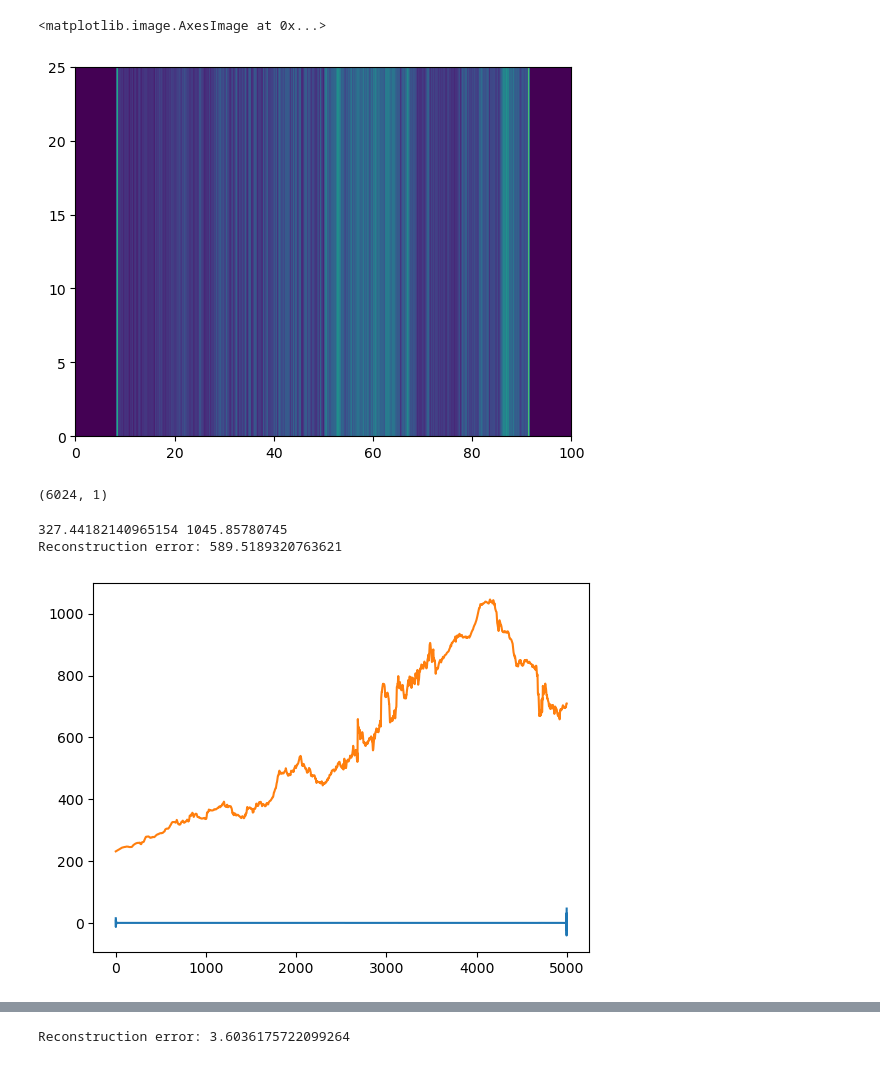
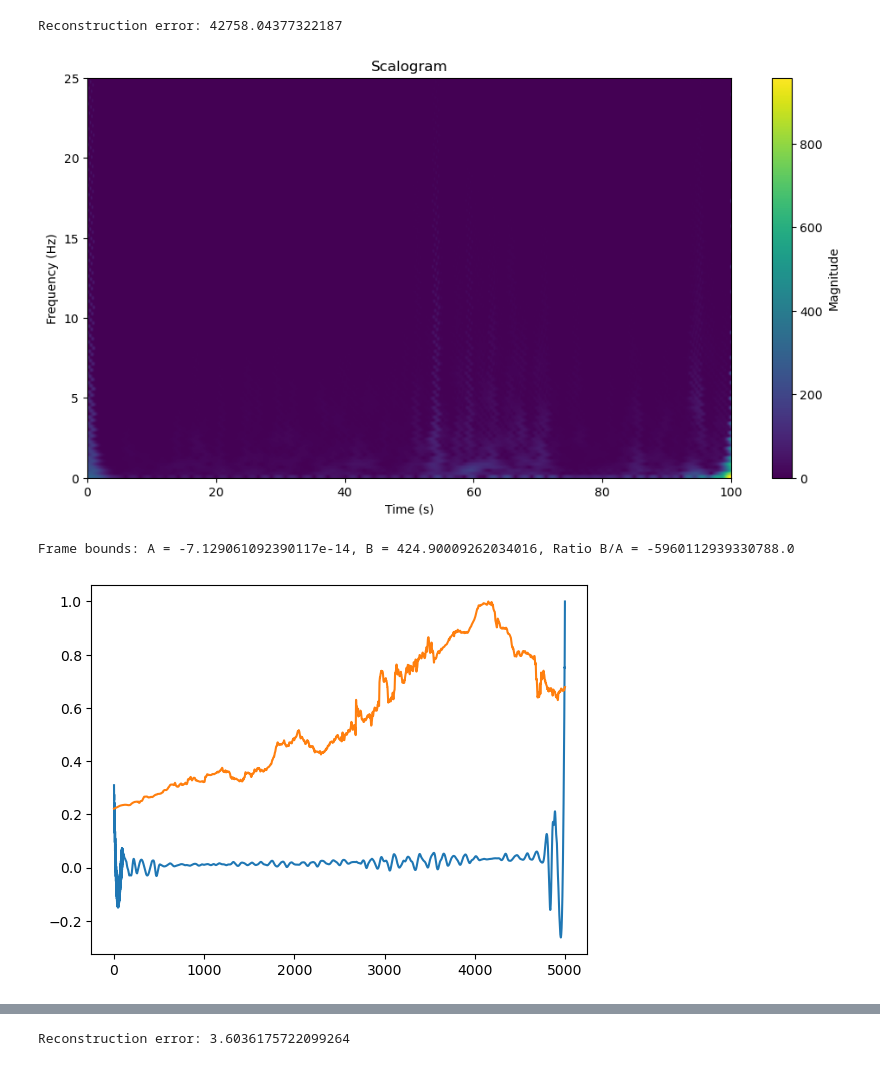
Before and after one commit to aphoffmann/wavelets, a Jupyter notebook: Swarm_test.ipynb, the cells around one changed output, grey strips where cells are left out. Saved outputs shown, nothing was run; the diff lists cells and outputs as text; code cells hidden in the pictures.

Commit message:
Testing the GD wavelet

```diff
--- a/Swarm_test.ipynb
+++ b/Swarm_test.ipynb
@@ -28,19 +16,57 @@ data_rec = fbwt.inverse_transform(W)
-# %%
-plt.imshow(np.log(np.abs(W.T)+1e-3), aspect='auto', extent=[0, duration, 0, 1/(2*T)], cmap='viridis', origin='lower')
-# %% [output]
-<matplotlib.image.AxesImage at 0x...>
-[figure, removed]
-# %%
-print(W.shape)
-# %% [output]
-(6024, 1)
-# %%
-plt.plot(np.sqrt(1/50)*data_rec)
-plt.plot(data)
-print(np.max(data_rec), np.max(data))
-print("Reconstruction error:",
-       np.sqrt(np.mean(data[100:-100] - data_rec[100:-100])**2))
-# %% [output]
-327.44182140965154 1045.85780745
-Reconstruction error: 589.5189320763621
-[figure, removed]
+# %%
+# Create a sample time-series: a sine wave for demonstration
+sample_rate = 50.0          # 50 Hz sampling rate
+num_samples = 5000          # 5000 samples
+t = np.arange(num_samples) / sample_rate
+#data = np.sin(2 * np.pi * 5 * t)  # A 5 Hz sine wave
+
+# Define transform parameters
+M = 128
+M_C = 4
+b = 2
+q = b*M_C
+xi1 = sample_rate * q / (2 * M)
+d = 1.0
+kernel_size = 512
+
+# Initialize the GridWaveletTransform
+transform = GridWaveletTransform(
+    data=data,
+    sample_rate=50,
+    b=b,
+    q=q,
+    d=d,
+    M=M,
+    M_C=M_C,
+    xi_1=xi1,
+    kernel_size=kernel_size,
+    wavelet=None,             # Use default MorletWavelet
+    sequence_type='kronecker' # Use golden Kronecker sequence for delays
+)
+
+# Perform forward wavelet transform
+coefficients = transform.forward_transform()
+
+# Perform inverse wavelet transform (reconstruction)
+reconstructed = transform.inverse_transform(coefficients)
+
+# Calculate and print reconstruction error
+reconstruction_error = np.linalg.norm(reconstructed - data)
+print(f"Reconstruction error: {reconstruction_error}")
+
+# Optional: Plot grid decimation pattern
+#transform.plot_grid_decimation()
+
+# Optional: Plot scalogram
+transform.plot_scalogram(coefficients)
+plt.plot(reconstructed/np.max(reconstructed))
+plt.plot(data/np.max(data))
+
+# Optional: Compute frame bounds
+A, B = transform.compute_frame_bounds()
+print(f"Frame bounds: A = {A}, B = {B}, Ratio B/A = {B/A}")
+# %% [output]
+Reconstruction error: 42758.04377322187
+[figure, added]
+Frame bounds: A = -7.129061092390117e-14, B = 424.90009262034016, Ratio B/A = -5960112939330788.0
+[figure, added]
```
Also changed, not shown: parts of 3 cells of this notebook, 3 other files.
